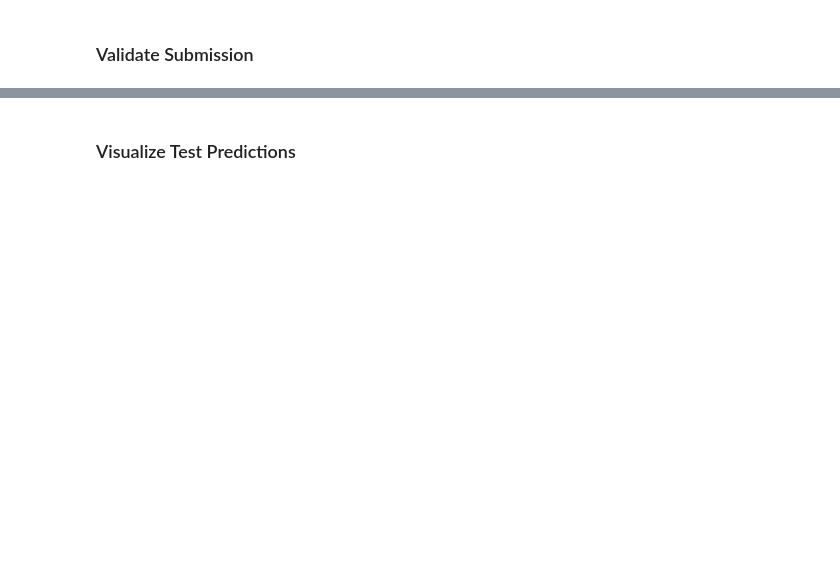
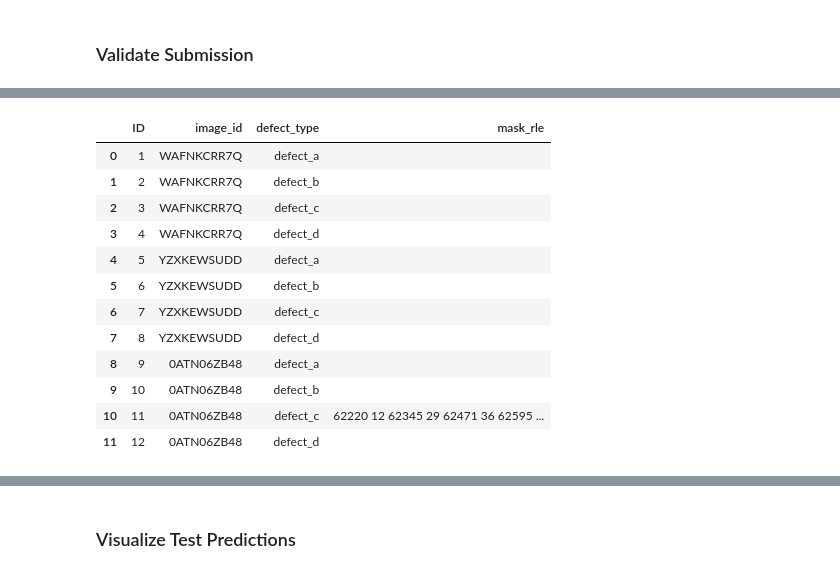
Before and after one commit to 23f2002932/23f2002932, a Jupyter notebook: dl-23f2002932-notebook-t32026.ipynb, the cells around one changed output, grey strips where cells are left out. Drawn from its saved outputs; the diff is of its cells as text; code cells hidden in the pictures; blank space fills up the shorter version.

```diff
--- a/dl-23f2002932-notebook-t32026.ipynb
+++ b/dl-23f2002932-notebook-t32026.ipynb
@@ -1909,62 +1957,87 @@ dtype: int64
 # %% [markdown]
 ### Validate Submission
 # %%
-# load original sample and saved submission
-sample = pd.read_csv(data_dir / "sample_submission.csv", dtype=str, keep_default_na=False)
 
-check = pd.read_csv(submission_path, dtype=str, keep_default_na=False)
+# reload the actual saved CSV
+sample = pd.read_csv(
+    data_dir / "sample_submission.csv",
+    dtype=str,
+    keep_default_na=False
+)
 
-# check columns and their order
-assert check.columns.tolist() == sample.columns.tolist(), \
-    "Column names/order do not match"
+check = pd.read_csv(
+    submission_path,
+    dtype=str,
+    keep_default_na=False
+)
 
-# check row count
-assert len(check) == len(sample), \
-    "Submission has the wrong number of rows"
+# 1. Check exact structure
+assert check.columns.tolist() == sample.columns.tolist()
+assert len(check) == len(sample)
 
-# check image-class pairs
-pair_columns = ["image_id", "defect_type"]
+# 2. Check for null values
+assert not check.isna().any().any()
 
-assert not check.duplicated(pair_columns).any(), \
-    "Duplicate image-class rows"
+# 3. Check every image-class combination appears exactly once
+pairs = ["image_id", "defect_type"]
 
-assert set(map(tuple, check[pair_columns].values)) == set(
-    map(tuple, sample[pair_columns].values)
-), "Image-class pairs do not match"
+assert not check.duplicated(pairs).any()
 
-# check missing values
-assert check.isna().sum().sum() == 0, \
-    "Submission contains null values"
+assert set(map(tuple, check[pairs].values)) == set(
+    map(tuple, sample[pairs].values)
+)
 
-# validate RLE values
+# 4. Check mask values
+assert check["mask_rle"].notna().all()
+
+# Empty masks must contain exactly one space
+empty_masks = check["mask_rle"] == " "
+
+# Reject truly blank fields
+blank_fields = check["mask_rle"] == ""
+
+assert blank_fields.sum() == 0
+
+# 5. Validate RLE values
 canvas_size = 128 * 800
 
 for row_number, rle in enumerate(check["mask_rle"], start=1):
 
-    if rle.strip() == "":
+    # Empty masks are valid
+    if rle == " ":
         continue
 
     numbers = [int(value) for value in rle.split()]
 
-    assert len(numbers) % 2 == 0, \
-        f"Odd number of RLE values in row {row_number}"
+    # RLE must contain start-length pairs
+    assert len(numbers) > 0 and len(numbers) % 2 == 0, \
+        f"Invalid RLE format at row {row_number}"
 
     starts = numbers[0::2]
     lengths = numbers[1::2]
 
     assert all(start >= 1 for start in starts), \
-        f"Invalid RLE start in row {row_number}"
+        f"Invalid start at row {row_number}"
 
     assert all(length > 0 for length in lengths), \
-        f"Invalid RLE length in row {row_number}"
+        f"Invalid length at row {row_number}"
 
     assert all(
         start + length - 1 <= canvas_size
         for start, length in zip(starts, lengths)
-    ), f"RLE exceeds image size in row {row_number}"
+    ), f"RLE exceeds image dimensions at row {row_number}"
 
-print("Submission format checks passed!")
+# 6. Final report
+print("ALL SUBMISSION CHECKS PASSED!")
+
 print("Rows:", len(check))
-print("Non-empty masks:", (check["mask_rle"].str.strip() != "").sum())
 print("Null values:", check.isna().sum().sum())
+print("Non-empty masks:", (check["mask_rle"] != " ").sum())
+print("Valid empty masks:", empty_masks.sum())
+print("Invalid blank fields:", blank_fields.sum())
+print("Columns:", check.columns.tolist())
+
+display(check.head(12))
+
+print("\nSubmission file:", submission_path)
 # %% [output]
@@ -1974,0 +2051,13 @@ Null values: 0
+|  | ID | image_id | defect_type | mask_rle |
+| 0 | 1 | WAFNKCRR7Q | defect_a |  |
+| 1 | 2 | WAFNKCRR7Q | defect_b |  |
+| 2 | 3 | WAFNKCRR7Q | defect_c |  |
+| 3 | 4 | WAFNKCRR7Q | defect_d |  |
+| 4 | 5 | YZXKEWSUDD | defect_a |  |
+| 5 | 6 | YZXKEWSUDD | defect_b |  |
+| 6 | 7 | YZXKEWSUDD | defect_c |  |
+| 7 | 8 | YZXKEWSUDD | defect_d |  |
+| 8 | 9 | 0ATN06ZB48 | defect_a |  |
+| 9 | 10 | 0ATN06ZB48 | defect_b |  |
+| 10 | 11 | 0ATN06ZB48 | defect_c | 62220 12 62345 29 62471 36 62595 ... |
+| 11 | 12 | 0ATN06ZB48 | defect_d |  |
```
Also changed, not shown: parts of 23 cells of this notebook.
